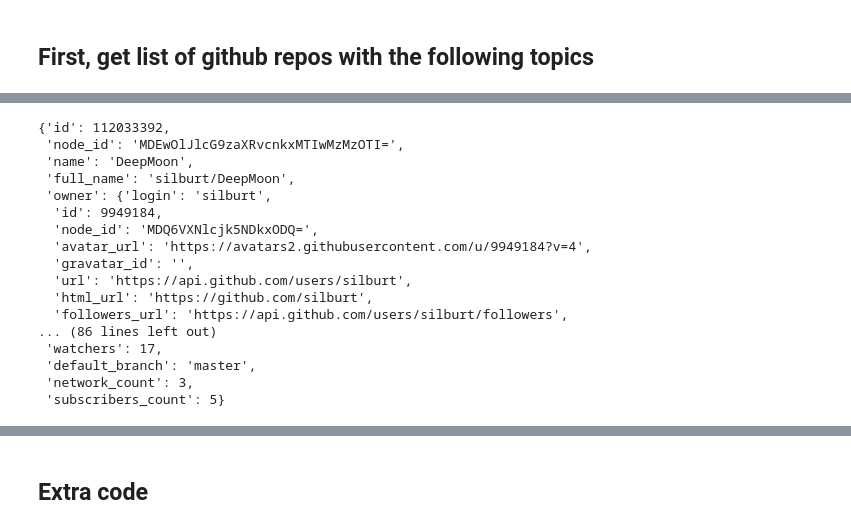
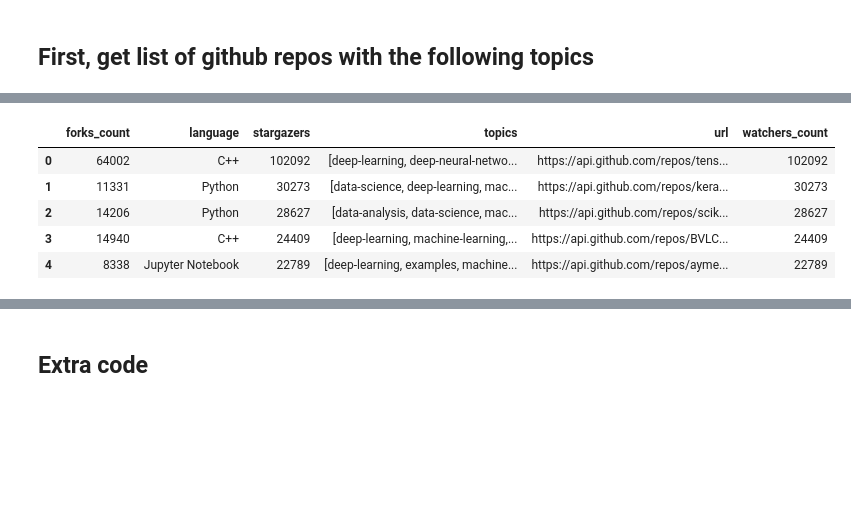
Before and after one commit to silburt/git-screened, a Jupyter notebook: Scrape Github.ipynb, the cells around one changed output, grey strips where cells are left out. Drawn from its saved outputs; the diff is of its cells as text; code cells hidden in the pictures; blank space fills up the shorter version.

```diff
--- a/Scrape Github.ipynb
+++ b/Scrape Github.ipynb
@@ -81,20 +66,0 @@ Django repository created: 2017-11-25T20:46:11Z
-# %%
-repoItem
-# %% [output]
-{'id': 112033392,
- 'node_id': 'MDEwOlJlcG9zaXRvcnkxMTIwMzMzOTI=',
- 'name': 'DeepMoon',
- 'full_name': 'silburt/DeepMoon',
- 'owner': {'login': 'silburt',
-  'id': 9949184,
-  'node_id': 'MDQ6VXNlcjk5NDkxODQ=',
-  'avatar_url': 'https://avatars2.githubusercontent.com/u/9949184?v=4',
-  'gravatar_id': '',
-  'url': 'https://api.github.com/users/silburt',
-  'html_url': 'https://github.com/silburt',
-  'followers_url': 'https://api.github.com/users/silburt/followers',
-... (86 lines left out)
- 'watchers': 17,
- 'default_branch': 'master',
- 'network_count': 3,
- 'subscribers_count': 5}
@@ -100,0 +90,9 @@ repoItem
+# %%
+df.head()
+# %% [output]
+|  | forks_count | language | stargazers | topics | url | watchers_count |
+| 0 | 64002 | C++ | 102092 | [deep-learning, deep-neural-netwo... | https://api.github.com/repos/tens... | 102092 |
+| 1 | 11331 | Python | 30273 | [data-science, deep-learning, mac... | https://api.github.com/repos/kera... | 30273 |
+| 2 | 14206 | Python | 28627 | [data-analysis, data-science, mac... | https://api.github.com/repos/scik... | 28627 |
+| 3 | 14940 | C++ | 24409 | [deep-learning, machine-learning,... | https://api.github.com/repos/BVLC... | 24409 |
+| 4 | 8338 | Jupyter Notebook | 22789 | [deep-learning, examples, machine... | https://api.github.com/repos/ayme... | 22789 |
```
Also changed, not shown: parts of 13 cells of this notebook, 2 other files.
